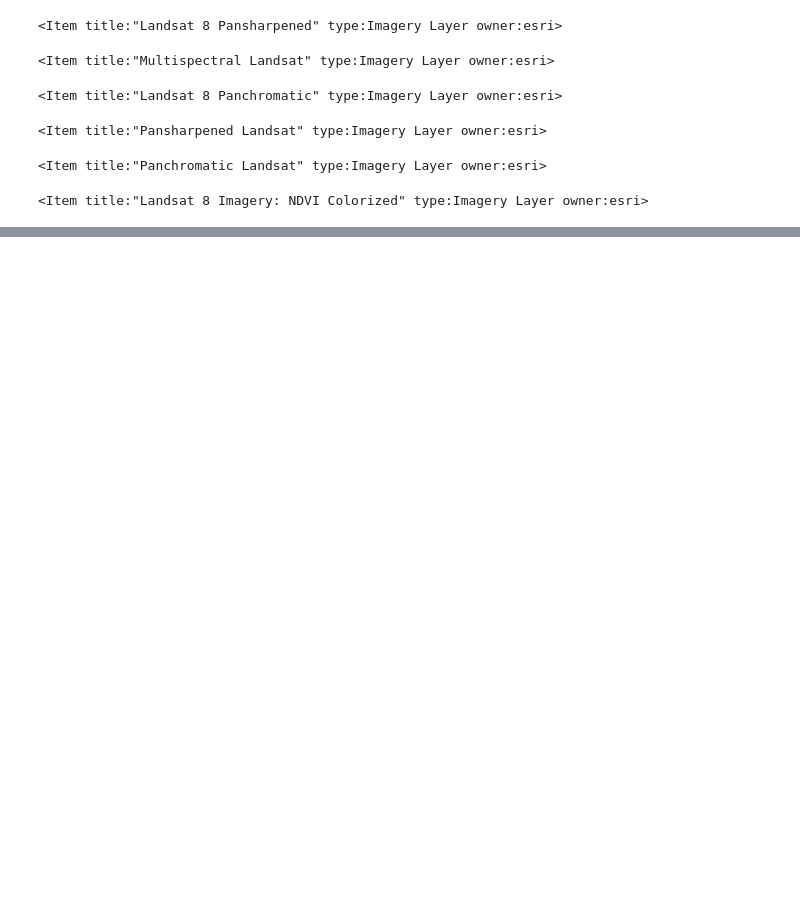
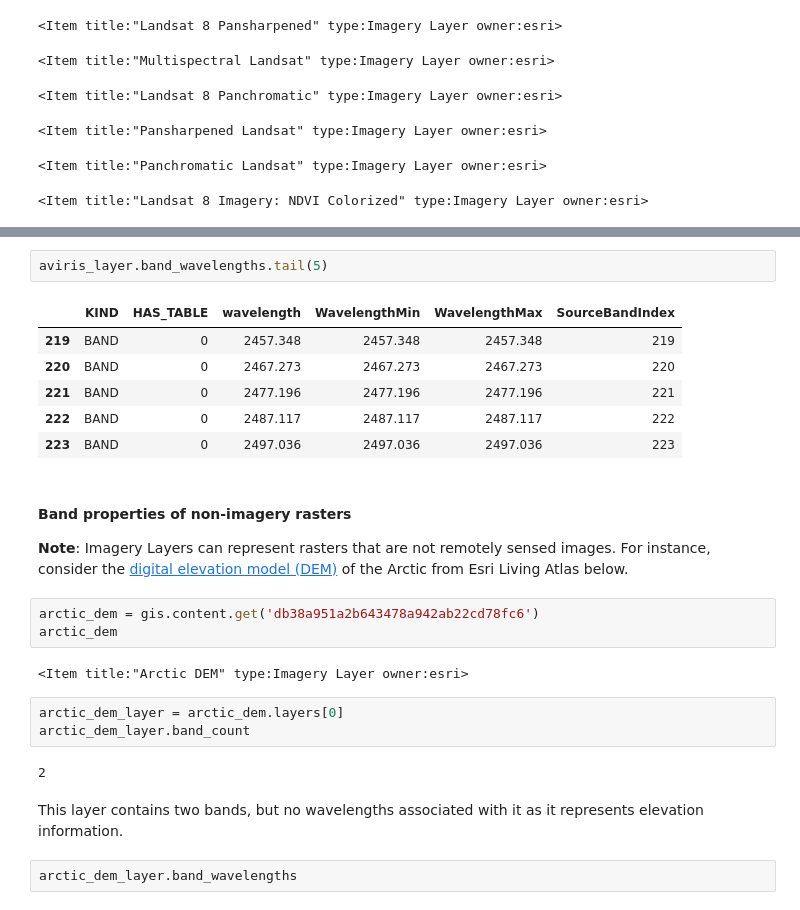
Before and after one commit to AtmaMani/arcgis-python-api, a Jupyter notebook: guide/06-imagery-and-raster-analysis/raster-module.ipynb, the cells around one changed output, grey strips where cells are left out. Drawn from its saved outputs; the diff is of its cells as text; blank space fills up the shorter version.

```diff
--- a/guide/06-imagery-and-raster-analysis/raster-module.ipynb
+++ b/guide/06-imagery-and-raster-analysis/raster-module.ipynb
@@ -69,0 +177,26 @@ for result in search_result:
+# %%
+aviris_layer.band_wavelengths.tail(5)
+# %% [output]
+|  | KIND | HAS_TABLE | wavelength | WavelengthMin | WavelengthMax | SourceBandIndex |
+| 219 | BAND | 0 | 2457.348 | 2457.348 | 2457.348 | 219 |
+| 220 | BAND | 0 | 2467.273 | 2467.273 | 2467.273 | 220 |
+| 221 | BAND | 0 | 2477.196 | 2477.196 | 2477.196 | 221 |
+| 222 | BAND | 0 | 2487.117 | 2487.117 | 2487.117 | 222 |
+| 223 | BAND | 0 | 2497.036 | 2497.036 | 2497.036 | 223 |
+# %% [markdown]
+#### Band properties of non-imagery rasters
+**Note**: Imagery Layers can represent rasters that are not remotely sensed images. For instance, consider the [digital elevation model (DEM)](https://learn.arcgis.com/en/related-concepts/digital-elevation-models.htm) of the Arctic from Esri Living Atlas below.
+# %%
+arctic_dem = gis.content.get('db38a951a2b643478a942ab22cd78fc6')
+arctic_dem
+# %% [output]
+<Item title:"Arctic DEM" type:Imagery Layer owner:esri>
+# %%
+arctic_dem_layer = arctic_dem.layers[0]
+arctic_dem_layer.band_count
+# %% [output]
+2
+# %% [markdown]
+This layer contains two bands, but no wavelengths associated with it as it represents elevation information.
+# %%
+arctic_dem_layer.band_wavelengths
```
Also changed, not shown: parts of 41 cells of this notebook.
